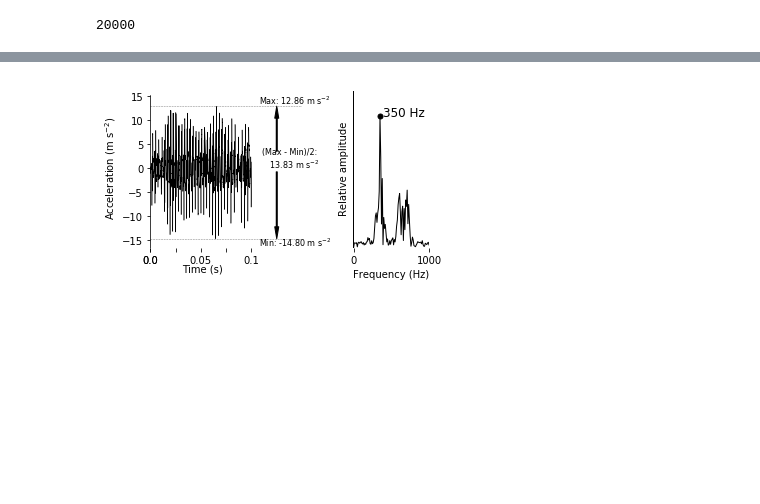
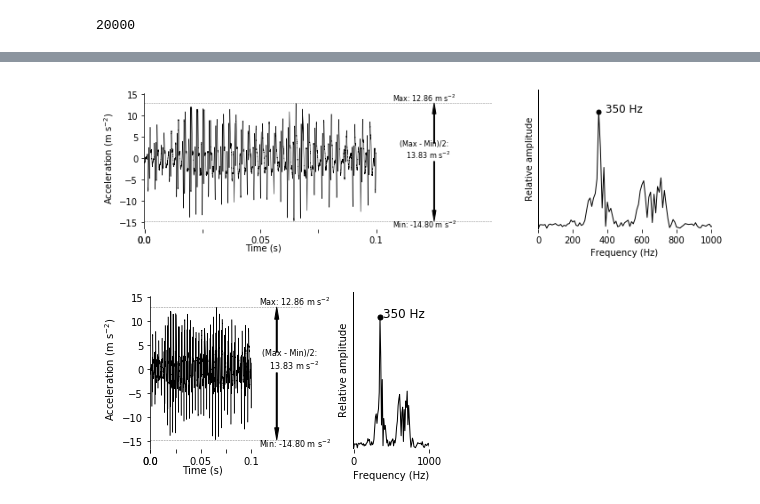
Before and after one commit to callinSwitzer/FlexibleForaging_Presentation, a Jupyter notebook: code/008_ExampleFigureSpectrum.ipynb, the cells around one changed output, grey strips where cells are left out. Cells and saved outputs as stored; diff of their text form; code cells hidden in the pictures; blank space fills up the shorter version.

```diff
--- a/code/008_ExampleFigureSpectrum.ipynb
+++ b/code/008_ExampleFigureSpectrum.ipynb
@@ -56,3 +90,80 @@ beeFrqPwr = pwr[peakFrq == domPK]
+# %%
+plt.figure(figsize=(10,3))
+gs = gridspec.GridSpec(1, 2, width_ratios=[2, 1])
+
+# create subplot 1
+ax1 = plt.subplot(gs[0])
+#ax1.plot(smth[:,0], smth[:, 1], linestyle= ':', color = 'grey', label = "Envelope")
+#ax1.plot(smth2[:,0], smth2[:, 1], linestyle= ':', color = 'grey')
+#plt.legend(loc="upper center")
+ax1.plot(np.array(range(len(exx)))/ float(log_rate), data,color = 'black', linewidth=0.5 )
+#ax1.set_ylabel("Acceleration (m s$^{-2})$")
+ax1.set_ylabel("Acceleration (m s$^{-2})$")
+ax1.set_xlabel("Time (s)")
+ax1.set_frame_on(False)
+ax1.axhline(y=np.max(data), color='grey', linestyle='--', linewidth = 0.5)
+ax1.axhline(y=np.min(data), color='grey', linestyle='--', linewidth = 0.5)
+ax1.set_xlim(-0.0002, 0.15)
+ax1.set_ylim(-0.17*1000 / 10.19, 0.17*1000 / 10.19)
+
+ax1.annotate(' ', xy=(0.125, np.min(data)), xytext=(0.125, -0.00),
+            arrowprops=dict(facecolor='black', width = 1, headwidth = 4)
+            )
+ax1.annotate(' ', xy=(0.125, np.max(data)), xytext=(0.125, 0.014*1000 / 10.19),
+            arrowprops=dict(facecolor='black', width = 1, headwidth = 4)
+            )
+
+ax1.annotate('(Max - Min)/2:\n   13.83 m s$^{-2}$', xy=(0.11, np.min(data)), xytext=(0.110, 0),
+             size=8
+            )
+
+ax1.annotate('Max: 12.86 m s$^{-2}$', xy=(0.11, np.min(data)), xytext=(0.107, np.max(data) + 0.1*np.std(data)),
+             size=8
+            )
+""
+ax1.annotate('Min: -14.80 m s$^{-2}$', xy=(0.11, np.min(data)), xytext=(0.107, np.min(data) - 0.35*np.std(data)),
+             size=8
+            )
+
+ax1.plot([0,0.1], [ax1.get_ylim()[0], ax1.get_ylim()[0]], 'black', linewidth = 1)
+ax1.plot([ax1.get_xlim()[0],ax1.get_xlim()[0]], [ax1.get_ylim()[0], 0.152*1000 / 10.19], 'black', linewidth = 1.5)
+# add "L" shaped borders
+#ax1.axvline(x = ax1.get_xlim()[0], linewidth = 1, color = 'black')
+#ax1.axhline(y = ax1.get_ylim()[0], linewidth = 1, color = 'black')
+ax1.axes.xaxis.set_ticklabels([0.000, 0.000,  "", 0.05, "", 0.100])
+ax1.axes.xaxis.set_ticks([0.000, 0.000,  0.025, 0.05, 0.075, 0.100])
+ax1.xaxis.set_label_coords(0.342, -0.1)
+
+
+def get_axis_limits(ax, scale=.98):
+    return ax.get_xlim()[0] + np.diff(ax.get_xlim())*0.05, ax.get_ylim()[1]*scale
+
+# create subplot 2
+ax2 = plt.subplot(gs[1])
+ax2.plot(frq,abs(Y), color = "black", linewidth=1)
+ax2.plot(domPK, beeFrqPwr,'o', color = 'black', markersize = 5)
+ax2.annotate('350 Hz', xy=(domPK, beeFrqPwr), xytext=(domPK + 40, beeFrqPwr- 0.0001), size = 12
+            )
+ax2.set_xlim(-3, 1003)
+ax2.set_ylabel('Relative amplitude')
+ax2.set_xlabel('Frequency (Hz)')
+plt.tight_layout()
+ax2.set_frame_on(False)
+ax2.axes.yaxis.set_ticklabels([])
+ax2.axes.yaxis.set_ticks([])
+ax2.set_ylim(0, 0.013*1000 / 10.19*2)
+
+#### add "L" shaped borders
+ax2.plot([ax2.get_xlim()[0],ax2.get_xlim()[0]], [ax2.get_ylim()[0], 0.0127*1000 / 10.17*2], 'black', linewidth = 1)
+ax2.plot([0,1500], [ax2.get_ylim()[0], ax2.get_ylim()[0]], 'black', linewidth = 1)
+
+
+saveFileName = os.path.join(os.path.dirname(os.getcwd()), "figures", "exampleSpectrum_bigWide.png")
+plt.savefig(saveFileName, width = 5, height = 1.1, dpi = 500)
+
+plt.show()
+# %% [output]
+[figure, added]
 # %%
 plt.figure(figsize=(5,3))
 gs = gridspec.GridSpec(1, 2, width_ratios=[2, 1])
```
Also changed, not shown: parts of 4 cells of this notebook, 3 other files.
